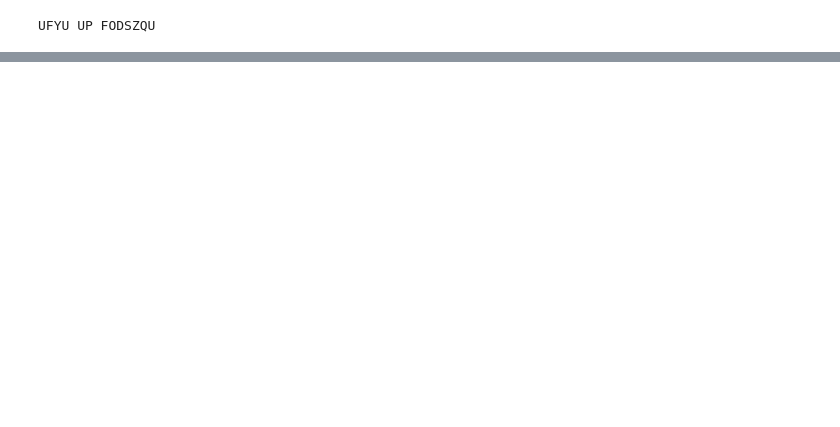
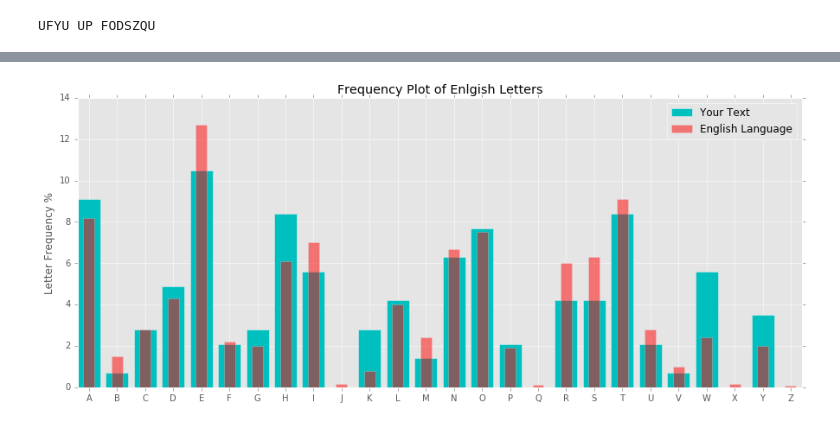
Before and after one commit to TuanaCelik/BrilliantCiphers, a Jupyter notebook: FrequencyVisualizer.ipynb, the cells around one changed output, grey strips where cells are left out. Drawn from its saved outputs; the diff is of its cells as text; code cells hidden in the pictures; blank space fills up the shorter version.

```diff
--- a/FrequencyVisualizer.ipynb
+++ b/FrequencyVisualizer.ipynb
@@ -169,0 +208,6 @@ interact(plot_caeser_decrypted, cipher_text=cipher_text, shift=['A', 'B', 'C', '
+# %%
+interact(plot_vigenre_decrypted_key_at_index, cipher_text=fixed(story), key_index=fixed(1), key=['A', 'B', 'C', 'D', 'E', 'F', 'G', 'H', 'I', 'J',
+                                                         'K', 'L', 'M', 'N', 'O', 'P', 'Q', 'R', 'S', 'T', 'U', 'V', 'W',
+                                                         'X', 'Y', 'Z'])
+# %% [output]
+[figure, added]
```
Also changed, not shown: parts of 15 cells of this notebook.
